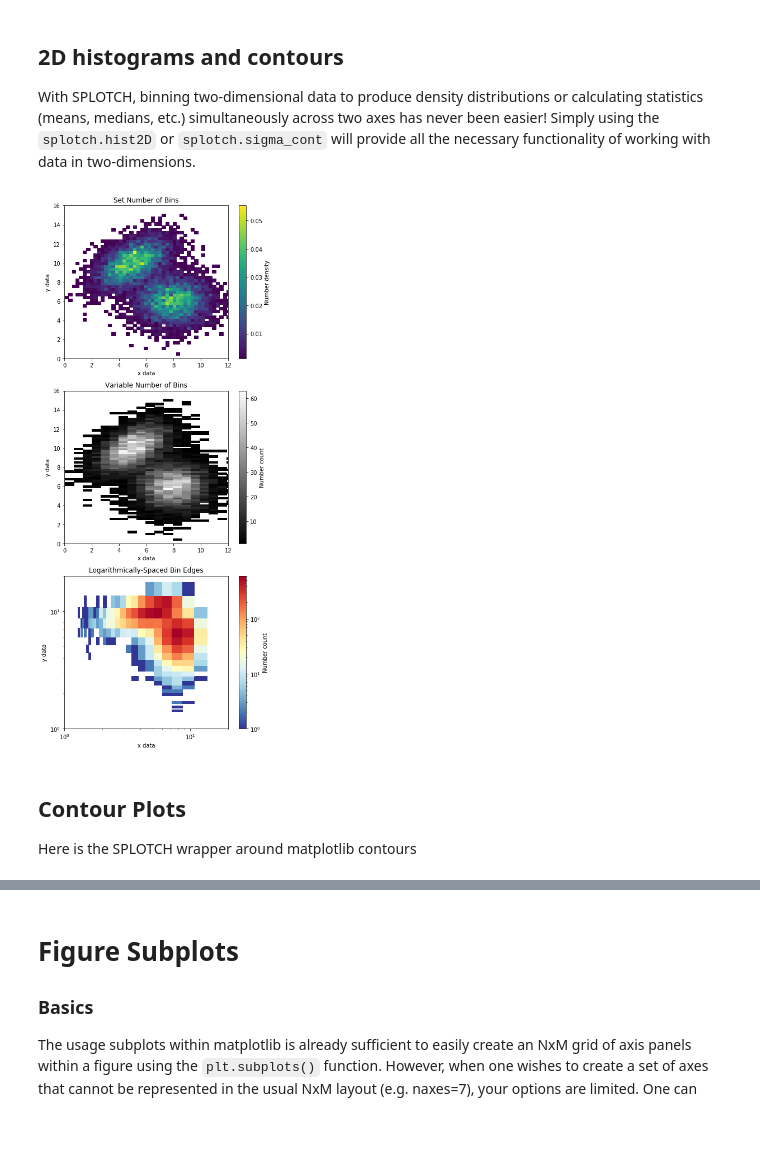
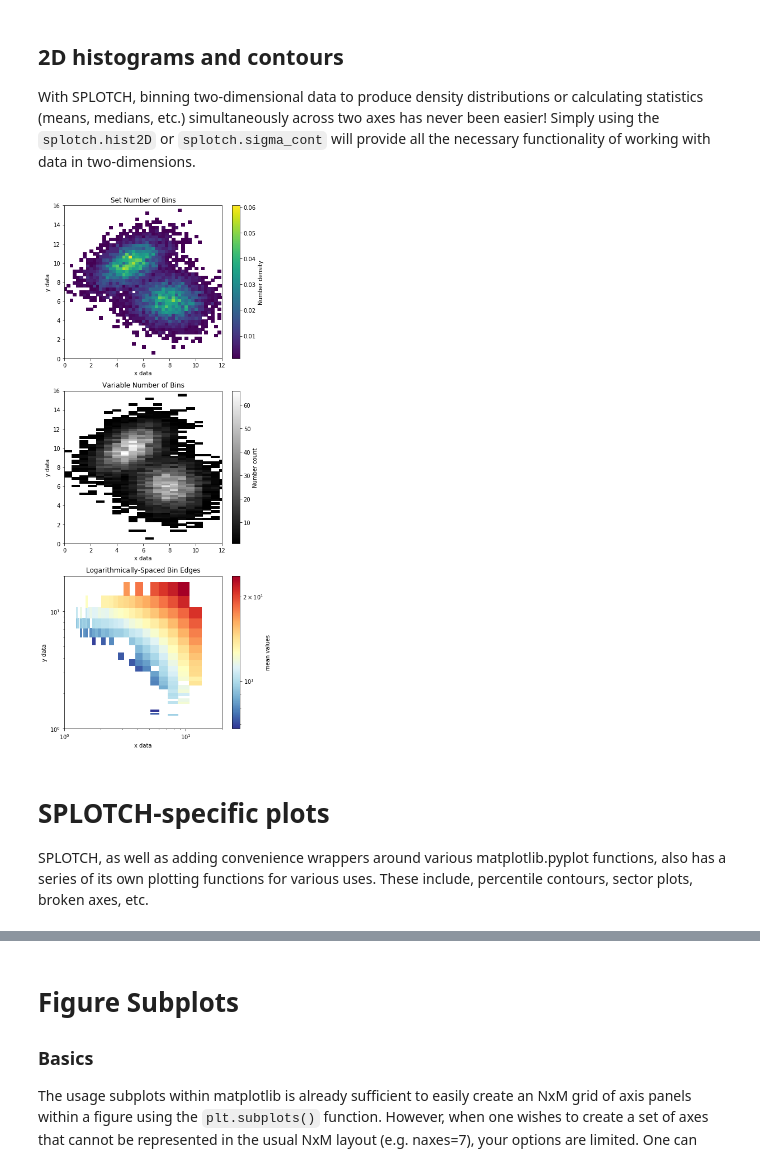
Before and after one commit to MBravoS/splotch, a Jupyter notebook: Examples.ipynb, the cells around one changed output, grey strips where cells are left out. Cells and saved outputs as stored; diff of their text form; code cells hidden in the pictures; blank space fills up the shorter version.

```diff
--- a/Examples.ipynb
+++ b/Examples.ipynb
@@ -111,32 +111,33 @@ With SPLOTCH, binning two-dimensional data to produce density distributions or c
 # %%
 # Create some data representing two multi-variate 2D Gaussians
 num = 10000
 xvals, yvals = np.append(np.random.multivariate_normal([5,10],[[2,1],[1,2]],size=num//2).T,
                          np.random.multivariate_normal([8,6],[[2,0],[0,2]],size=num//2).T,axis=1)
+cvals = xvals+yvals
 
 fig, axes = plt.subplots(nrows=3,ncols=1,figsize=(6,14))
 
 
 # A set number of bins across both axes
 splt.hist2D(xvals, yvals, xlim=(0,12), ylim=(0,16), bins=50,
             xlabel="x data",ylabel="y data",clabel="Number density",title="Set Number of Bins",
             ax=axes[0])
 
 # Different numbers of bins for each axis
 splt.hist2D(xvals, yvals, xlim=(0,12), ylim=(0,16), dens=False, bins=[20,75],
             xlabel="x data",ylabel="y data",clabel="Number count",title="Variable Number of Bins",
             cmap='gray',ax=axes[1])
 
 # Array defining arbitrarily-spaced bin edges (e.g. logarithmic below)
-splt.hist2D(xvals, yvals, xlim=(1,20), ylim=(1,20), dens=False, bins=np.logspace(-1,2,num=75),
-            clog=True,xlog=True,ylog=True,
-            xlabel="x data",ylabel="y data",clabel="Number count",title="Logarithmically-Spaced Bin Edges",
+splt.hist2D(xvals, yvals, c=cvals, xlim=(1,20), ylim=(1,20), dens=False, bins=np.logspace(-1,2,num=75),
+            clog=True,xlog=True,ylog=True,cstat='mean',
+            xlabel="x data",ylabel="y data",clabel="mean values",title="Logarithmically-Spaced Bin Edges",
             cmap='RdYlBu_r',ax=axes[2])
 
 fig.tight_layout()
 plt.show()
 # %% [output]
-[figure, old version]
+[figure, new version]
-# %% [markdown]
-## Contour Plots
-Here is the SPLOTCH wrapper around matplotlib contours
+# %% [markdown]
+# SPLOTCH-specific plots
+SPLOTCH, as well as adding convenience wrappers around various matplotlib.pyplot functions, also has a series of its own plotting functions for various uses. These include, percentile contours, sector plots, broken axes, etc.
```
Also changed, not shown: parts of 14 cells of this notebook, 5 other files.
